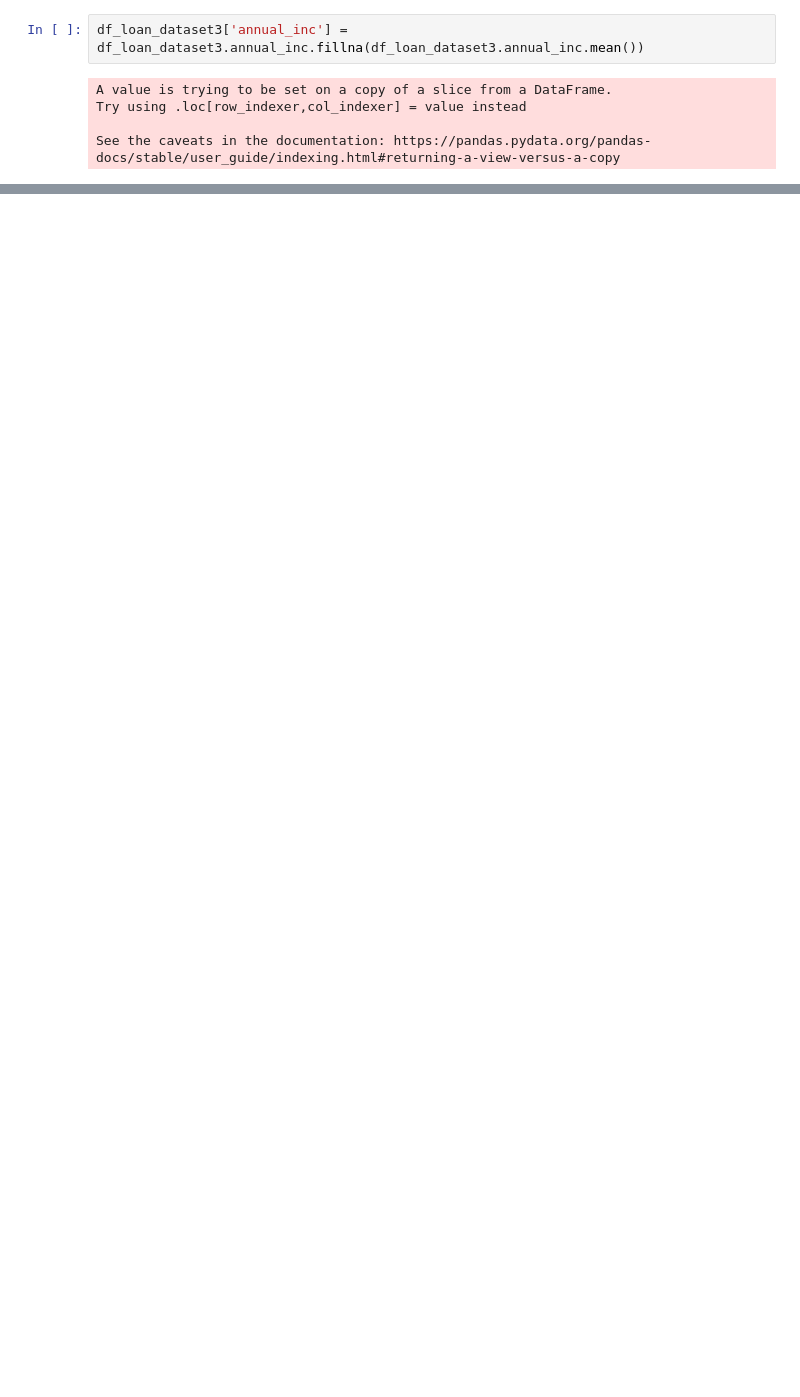
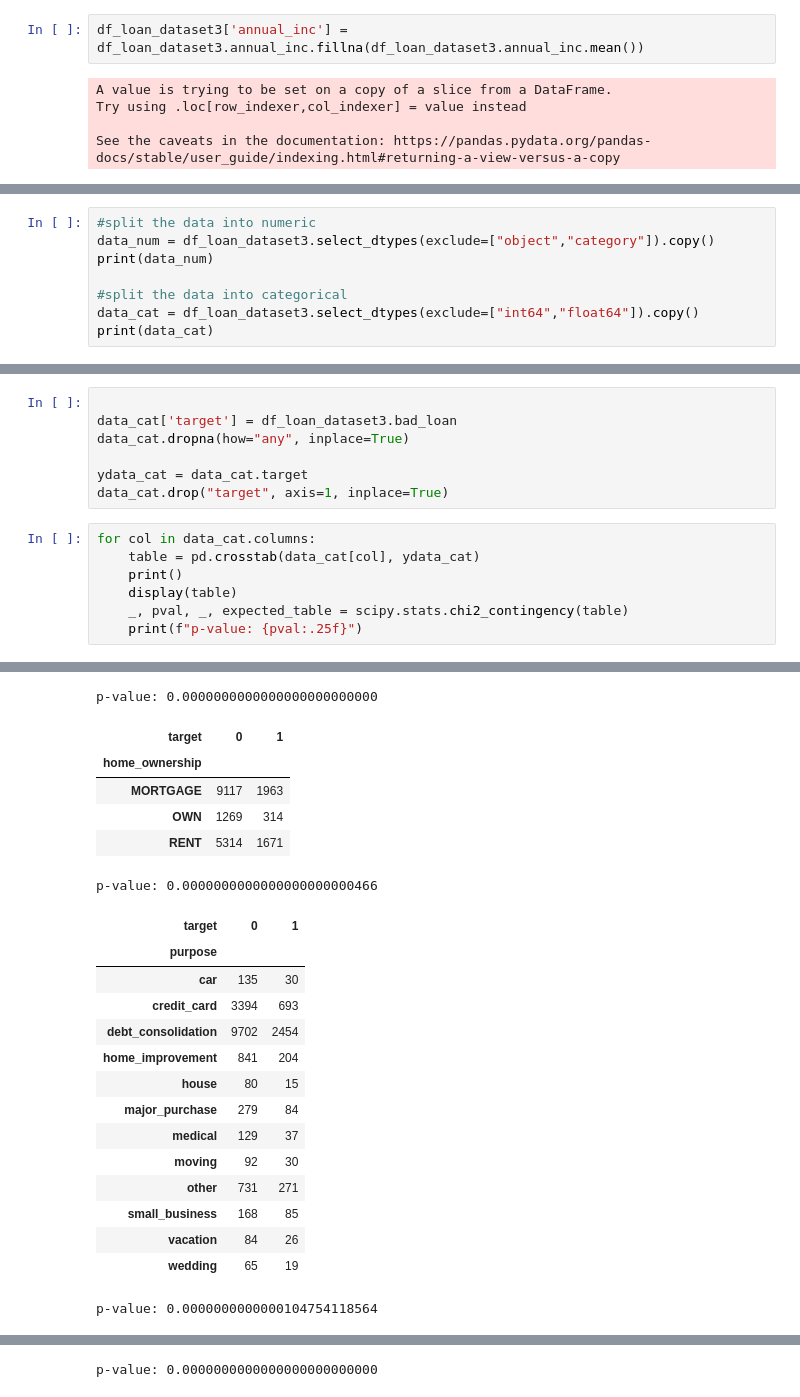
Before and after one commit to LiamO93/Data_Projects, a Jupyter notebook: Loan Default Project.ipynb, the cells around one changed output, grey strips where cells are left out. Saved outputs shown, nothing was run; the diff lists cells and outputs as text; blank space fills up the shorter version.

```diff
--- a/Loan Default Project.ipynb
+++ b/Loan Default Project.ipynb
@@ -400,0 +408,8 @@ Index(['id', 'grade', 'annual_inc', 'short_emp', 'emp_length_num',
+# %%
+#split the data into numeric
+data_num = df_loan_dataset3.select_dtypes(exclude=["object","category"]).copy()
+print(data_num)
+
+#split the data into categorical
+data_cat = df_loan_dataset3.select_dtypes(exclude=["int64","float64"]).copy()
+print(data_cat)
@@ -400,0 +464,15 @@ Index(['id', 'grade', 'annual_inc', 'short_emp', 'emp_length_num',
+# %%
+
+data_cat['target'] = df_loan_dataset3.bad_loan
+data_cat.dropna(how="any", inplace=True)
+
+ydata_cat = data_cat.target
+data_cat.drop("target", axis=1, inplace=True)
+# %%
+for col in data_cat.columns:
+    table = pd.crosstab(data_cat[col], ydata_cat)
+    print()
+    display(table)
+    _, pval, _, expected_table = scipy.stats.chi2_contingency(table)
+    print(f"p-value: {pval:.25f}")
+# %% [output]
@@ -400,0 +488,22 @@ Index(['id', 'grade', 'annual_inc', 'short_emp', 'emp_length_num',
+p-value: 0.0000000000000000000000000
+| target | 0 | 1 |
+| home_ownership |  |  |
+| MORTGAGE | 9117 | 1963 |
+| OWN | 1269 | 314 |
+| RENT | 5314 | 1671 |
+p-value: 0.0000000000000000000000466
+| target | 0 | 1 |
+| purpose |  |  |
+| car | 135 | 30 |
+| credit_card | 3394 | 693 |
+| debt_consolidation | 9702 | 2454 |
+| home_improvement | 841 | 204 |
+| house | 80 | 15 |
+| major_purchase | 279 | 84 |
+| medical | 129 | 37 |
+| moving | 92 | 30 |
+| other | 731 | 271 |
+| small_business | 168 | 85 |
+| vacation | 84 | 26 |
+| wedding | 65 | 19 |
+p-value: 0.0000000000000104754118564
@@ -400,0 +515 @@ Index(['id', 'grade', 'annual_inc', 'short_emp', 'emp_length_num',
+p-value: 0.0000000000000000000000000
```
Also changed, not shown: parts of 28 cells of this notebook.
